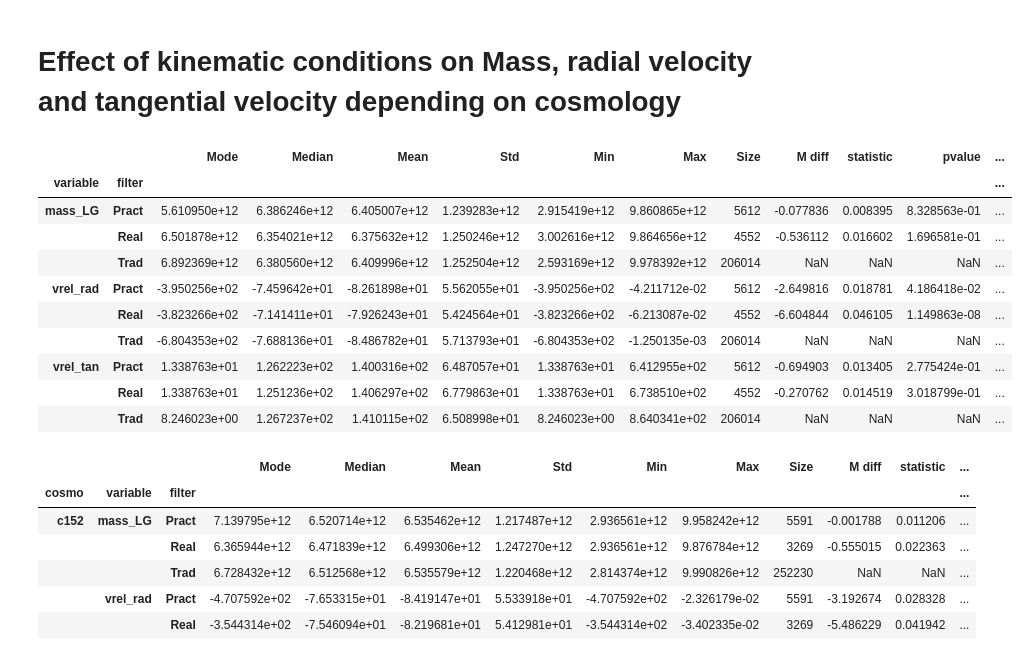
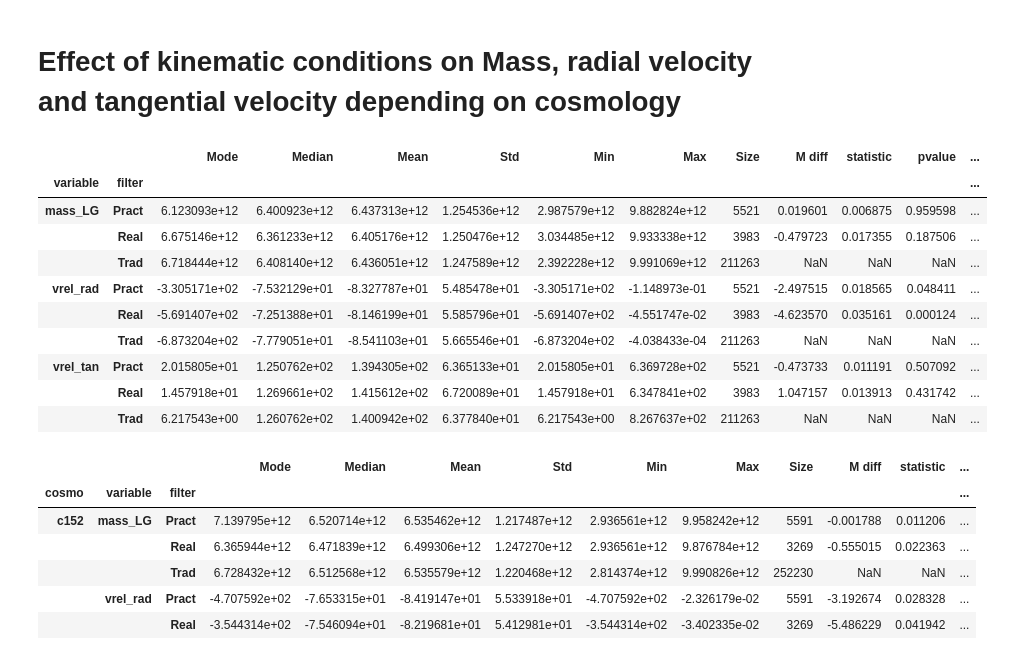
Before and after one commit to IsaacLP/KinematicAlignmentLG, a Jupyter notebook: analysis/cosmo_analysis.ipynb, the cells around one changed output. Drawn from its saved outputs; the diff is of its cells as text; code cells hidden in the pictures.

```diff
--- a/analysis/cosmo_analysis.ipynb
+++ b/analysis/cosmo_analysis.ipynb
@@ -3,32 +3,34 @@
 # %%
 import pandas as pd
 
+dir = '/Volumes/T7/Simulations/LGkin/'
+
 suffix = 'final_rev'
 
-df_results = pd.read_pickle('../results/' + suffix + '/cosmo_results.pkl')
+df_results = pd.read_pickle(dir + 'results/' + suffix + '/cosmo_results.pkl')
 df_results = df_results.sort_index()
 
-df_analysis_significant = pd.read_pickle('../results/' + suffix + '/cosmo_analysis.pkl')
-df_analysis_all = pd.read_pickle('../results/' + suffix + '/cosmo_analysis_all.pkl')
+df_analysis_significant = pd.read_pickle(dir + 'results/' + suffix + '/cosmo_analysis.pkl')
+df_analysis_all = pd.read_pickle(dir + 'results/' + suffix + '/cosmo_analysis_all.pkl')
 
-df_dists = pd.read_pickle('../results/' + suffix + '/dists.pkl')
+df_dists = pd.read_pickle(dir + 'results/' + suffix + '/dists.pkl')
 # %%
 df_results['pvalue_corrected'] = df_results['pvalue'] * 93
 df_results['significant_corrected'] = df_results['pvalue_corrected'] < 0.05
 # %%
-df_results.loc['c171']
+df_results.loc['c000']
 # %% [output]
 |  |  | Mode | Median | Mean | Std | Min | Max | Size | M diff | statistic | pvalue | ... |
 | variable | filter |  |  |  |  |  |  |  |  |  |  | ... |
-| mass_LG | Pract | 5.610950e+12 | 6.386246e+12 | 6.405007e+12 | 1.239283e+12 | 2.915419e+12 | 9.860865e+12 | 5612 | -0.077836 | 0.008395 | 8.328563e-01 | ... |
-|  | Real | 6.501878e+12 | 6.354021e+12 | 6.375632e+12 | 1.250246e+12 | 3.002616e+12 | 9.864656e+12 | 4552 | -0.536112 | 0.016602 | 1.696581e-01 | ... |
-|  | Trad | 6.892369e+12 | 6.380560e+12 | 6.409996e+12 | 1.252504e+12 | 2.593169e+12 | 9.978392e+12 | 206014 | NaN | NaN | NaN | ... |
-| vrel_rad | Pract | -3.950256e+02 | -7.459642e+01 | -8.261898e+01 | 5.562055e+01 | -3.950256e+02 | -4.211712e-02 | 5612 | -2.649816 | 0.018781 | 4.186418e-02 | ... |
-|  | Real | -3.823266e+02 | -7.141411e+01 | -7.926243e+01 | 5.424564e+01 | -3.823266e+02 | -6.213087e-02 | 4552 | -6.604844 | 0.046105 | 1.149863e-08 | ... |
-|  | Trad | -6.804353e+02 | -7.688136e+01 | -8.486782e+01 | 5.713793e+01 | -6.804353e+02 | -1.250135e-03 | 206014 | NaN | NaN | NaN | ... |
-| vrel_tan | Pract | 1.338763e+01 | 1.262223e+02 | 1.400316e+02 | 6.487057e+01 | 1.338763e+01 | 6.412955e+02 | 5612 | -0.694903 | 0.013405 | 2.775424e-01 | ... |
-|  | Real | 1.338763e+01 | 1.251236e+02 | 1.406297e+02 | 6.779863e+01 | 1.338763e+01 | 6.738510e+02 | 4552 | -0.270762 | 0.014519 | 3.018799e-01 | ... |
-|  | Trad | 8.246023e+00 | 1.267237e+02 | 1.410115e+02 | 6.508998e+01 | 8.246023e+00 | 8.640341e+02 | 206014 | NaN | NaN | NaN | ... |
+| mass_LG | Pract | 6.123093e+12 | 6.400923e+12 | 6.437313e+12 | 1.254536e+12 | 2.987579e+12 | 9.882824e+12 | 5521 | 0.019601 | 0.006875 | 0.959598 | ... |
+|  | Real | 6.675146e+12 | 6.361233e+12 | 6.405176e+12 | 1.250476e+12 | 3.034485e+12 | 9.933338e+12 | 3983 | -0.479723 | 0.017355 | 0.187506 | ... |
+|  | Trad | 6.718444e+12 | 6.408140e+12 | 6.436051e+12 | 1.247589e+12 | 2.392228e+12 | 9.991069e+12 | 211263 | NaN | NaN | NaN | ... |
+| vrel_rad | Pract | -3.305171e+02 | -7.532129e+01 | -8.327787e+01 | 5.485478e+01 | -3.305171e+02 | -1.148973e-01 | 5521 | -2.497515 | 0.018565 | 0.048411 | ... |
+|  | Real | -5.691407e+02 | -7.251388e+01 | -8.146199e+01 | 5.585796e+01 | -5.691407e+02 | -4.551747e-02 | 3983 | -4.623570 | 0.035161 | 0.000124 | ... |
+|  | Trad | -6.873204e+02 | -7.779051e+01 | -8.541103e+01 | 5.665546e+01 | -6.873204e+02 | -4.038433e-04 | 211263 | NaN | NaN | NaN | ... |
+| vrel_tan | Pract | 2.015805e+01 | 1.250762e+02 | 1.394305e+02 | 6.365133e+01 | 2.015805e+01 | 6.369728e+02 | 5521 | -0.473733 | 0.011191 | 0.507092 | ... |
+|  | Real | 1.457918e+01 | 1.269661e+02 | 1.415612e+02 | 6.720089e+01 | 1.457918e+01 | 6.347841e+02 | 3983 | 1.047157 | 0.013913 | 0.431742 | ... |
+|  | Trad | 6.217543e+00 | 1.260762e+02 | 1.400942e+02 | 6.377840e+01 | 6.217543e+00 | 8.267637e+02 | 211263 | NaN | NaN | NaN | ... |
 # %%
 sig_real = df_results.xs(('vrel_rad', 'Real'), level=('variable', 'filter'))['significant_corrected']
 sig_pract = df_results.xs(('vrel_rad', 'Pract'), level=('variable', 'filter'))['significant_corrected']
```
Also changed, not shown: parts of 9 cells of this notebook.
